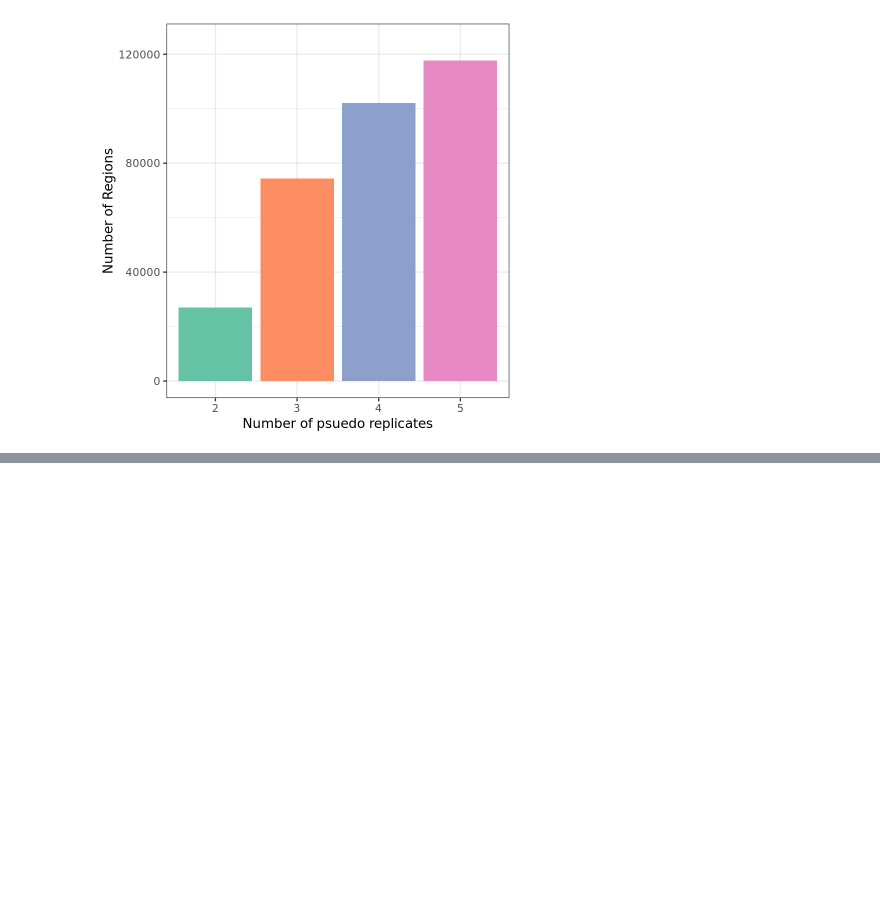
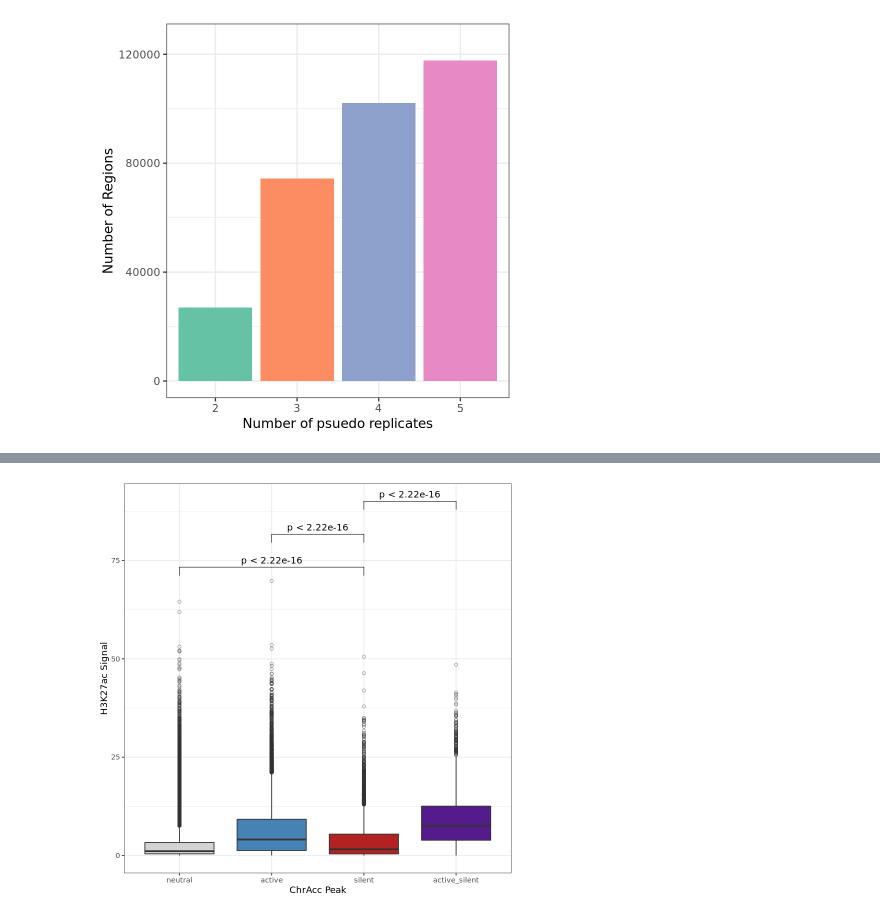
Before and after one commit to HodgesGenomicsLab/ATAC-STARR-seq, a Jupyter notebook: 6_supplementary_analysis/Supplementary_Analysis.ipynb, the cells around one changed output, grey strips where cells are left out. Cells and saved outputs as stored; diff of their text form; code cells hidden in the pictures; blank space fills up the shorter version.

```diff
--- a/6_supplementary_analysis/Supplementary_Analysis.ipynb
+++ b/6_supplementary_analysis/Supplementary_Analysis.ipynb
@@ -1302,0 +1433,10 @@ ggsave("/data/hodges_lab/ATAC-STARR_B-cells/results/psuedo_reps/bar_plot.pdf", p
+# %%
+p <- ggplot(all, aes(x = type, y = (`'GM12878_H3K27ac_ChIP_hg38_ENCFF469WVA.bw'`), fill = type)) +
+    geom_boxplot(outlier.shape = 1, outlier.alpha = 0.5) +
+    ggpubr::stat_compare_means(comparisons = my_comparisons) +
+    scale_fill_manual(values = c("lightgray", "steelblue", "firebrick", "purple4")) +
+    labs(y = "H3K27ac Signal", x = "ChrAcc Peak") +
+    theme_bw() +
+    theme(legend.position = "none")
+p
+# %% [output]
@@ -1302,0 +1447 @@ ggsave("/data/hodges_lab/ATAC-STARR_B-cells/results/psuedo_reps/bar_plot.pdf", p
+[figure, added]
```
Also changed, not shown: parts of 16 cells of this notebook, 3 other files.
